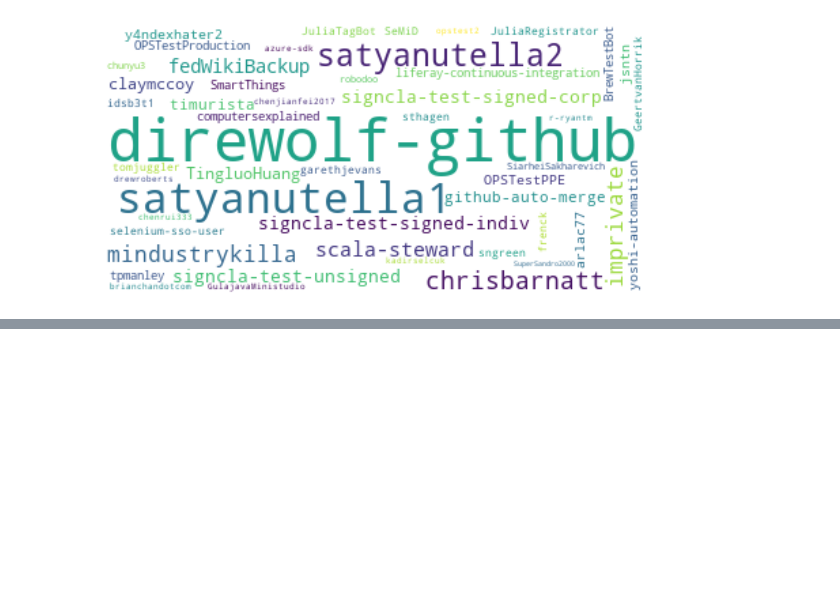
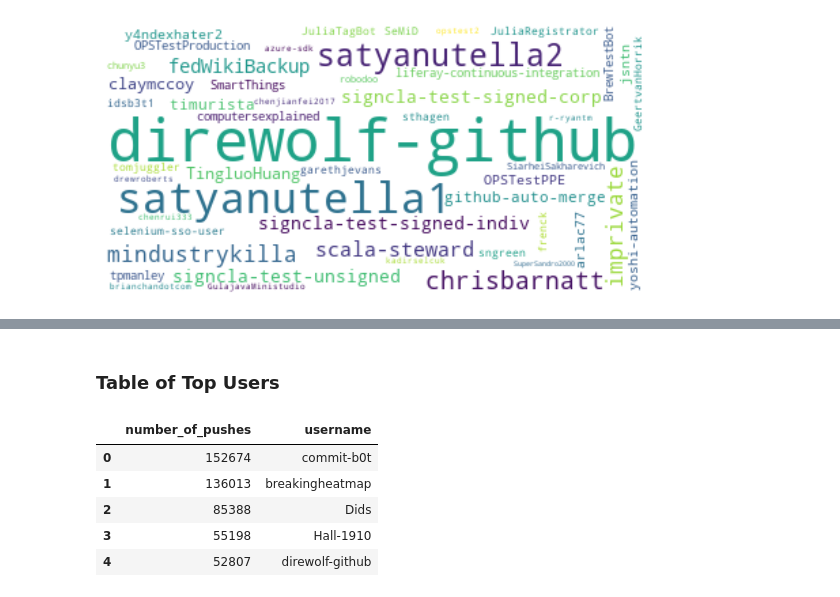
Before and after one commit to fidapco/notebooks, a Jupyter notebook: github_analysis.ipynb, the cells around one changed output, grey strips where cells are left out. Drawn from its saved outputs; the diff is of its cells as text; code cells hidden in the pictures; blank space fills up the shorter version.

```diff
--- a/github_analysis.ipynb
+++ b/github_analysis.ipynb
@@ -47,0 +74,11 @@ plt.show()
+# %% [markdown]
+### Table of Top Users
+# %%
+users_pushes.head(5)
+# %% [output]
+|  | number_of_pushes | username |
+| 0 | 152674 | commit-b0t |
+| 1 | 136013 | breakingheatmap |
+| 2 | 85388 | Dids |
+| 3 | 55198 | Hall-1910 |
+| 4 | 52807 | direwolf-github |
```
Also changed, not shown: parts of 11 cells of this notebook.
